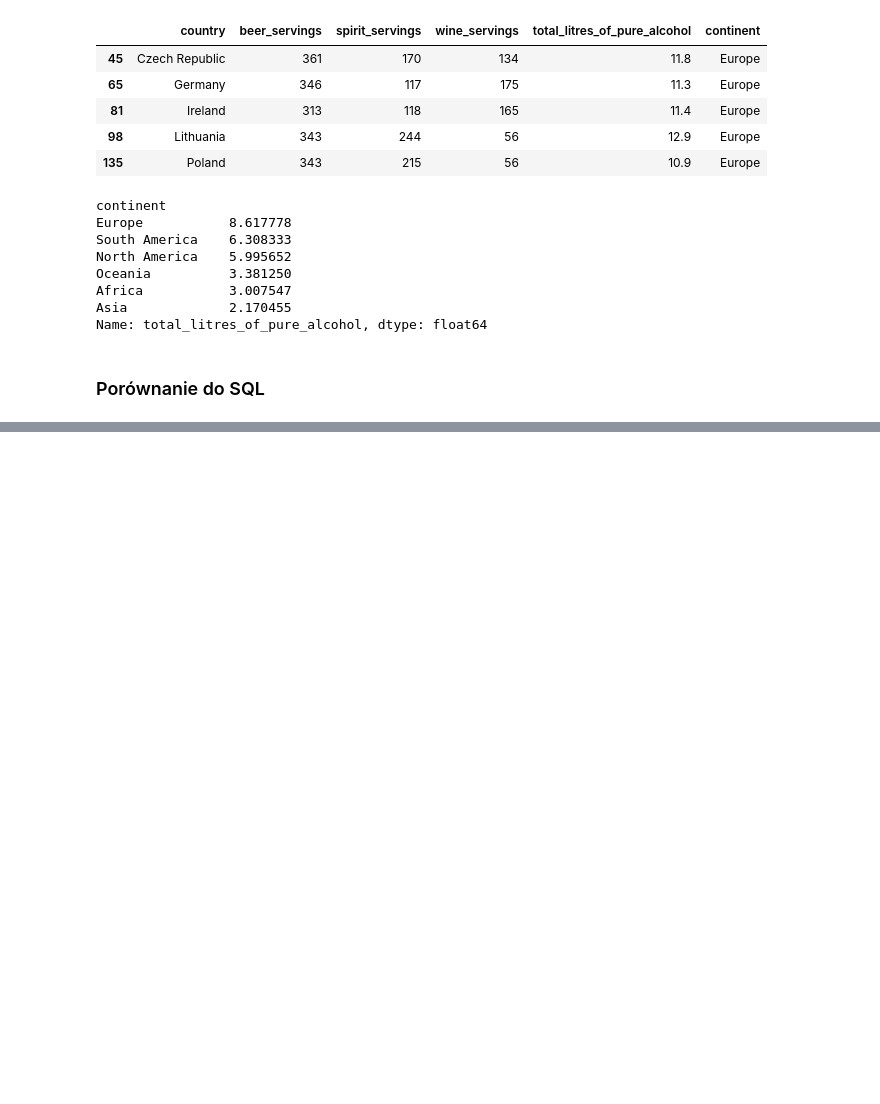
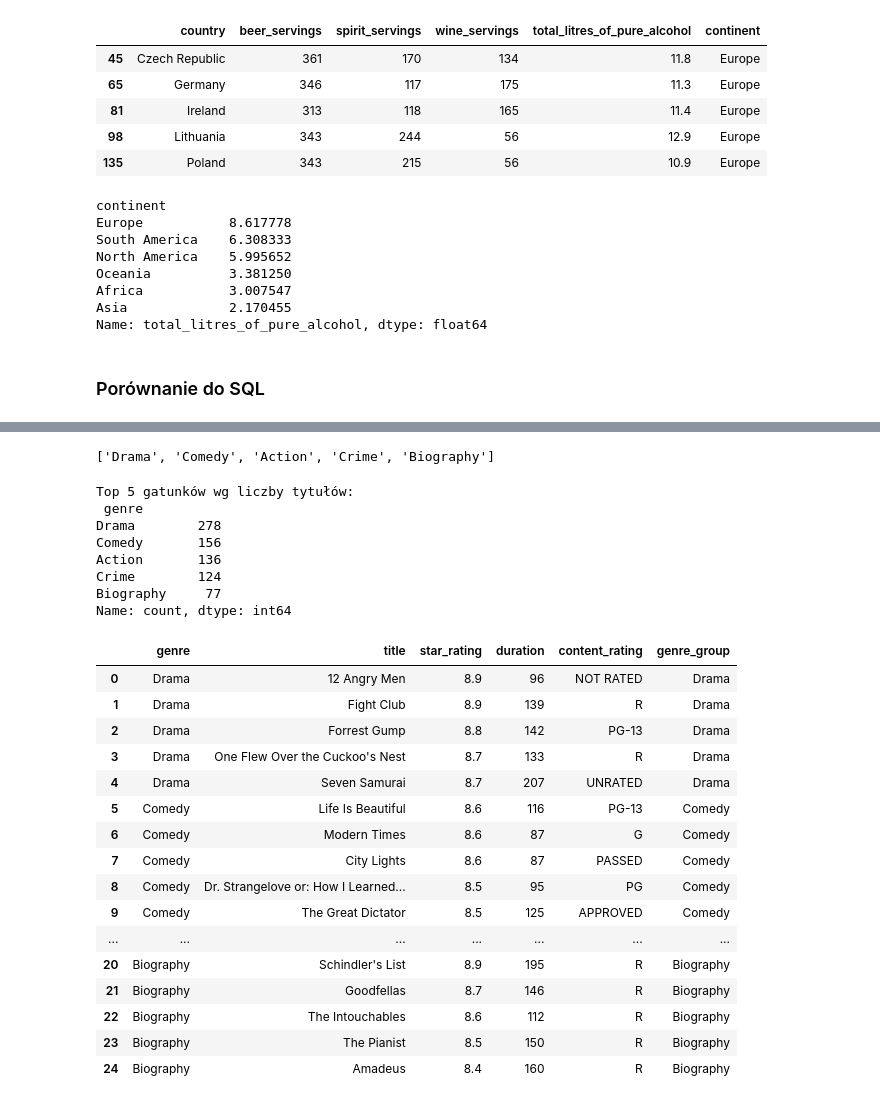
Before and after one commit to tomasz450/Analiza-danych-w-Python-2025-11-17-local, a Jupyter notebook: 3. Pandas/Pandas.ipynb, the cells around one changed output, grey strips where cells are left out. Drawn from its saved outputs; the diff is of its cells as text; code cells hidden in the pictures; blank space fills up the shorter version.

```diff
--- a/3. Pandas/Pandas.ipynb
+++ b/3. Pandas/Pandas.ipynb
@@ -1132,0 +1278,46 @@ Name: total_litres_of_pure_alcohol, dtype: float64
+# %%
+movies['genre'].value_counts().nlargest(5).index.tolist()
+# %% [output]
+['Drama', 'Comedy', 'Action', 'Crime', 'Biography']
+# %%
+# Zestawienie: top 5 gatunków wg liczby tytułów oraz top 5 filmów w każdym z tych gatunków (wg oceny)
+top5 = movies['genre'].value_counts().nlargest(5)
+top_genres = top5.index.tolist()
+
+dfs = []
+for g in top_genres:
+    tmp = movies[movies['genre'] == g].copy()
+    tmp['star_rating_filled'] = tmp['star_rating'].fillna(-1)
+    top_movies = tmp.sort_values(by='star_rating_filled', ascending=False).head(5)
+    cols = [c for c in ['genre', 'title', 'star_rating', 'duration', 'content_rating'] if c in top_movies.columns]
+    dfs.append(top_movies.loc[:, cols].assign(genre_group=g))
+
+result = pd.concat(dfs, ignore_index=True)
+print("Top 5 gatunków wg liczby tytułów:\n", top5, "\n")
+result
+# %% [output]
+Top 5 gatunków wg liczby tytułów:
+ genre
+Drama        278
+Comedy       156
+Action       136
+Crime        124
+Biography     77
+Name: count, dtype: int64
+|  | genre | title | star_rating | duration | content_rating | genre_group |
+| 0 | Drama | 12 Angry Men | 8.9 | 96 | NOT RATED | Drama |
+| 1 | Drama | Fight Club | 8.9 | 139 | R | Drama |
+| 2 | Drama | Forrest Gump | 8.8 | 142 | PG-13 | Drama |
+| 3 | Drama | One Flew Over the Cuckoo's Nest | 8.7 | 133 | R | Drama |
+| 4 | Drama | Seven Samurai | 8.7 | 207 | UNRATED | Drama |
+| 5 | Comedy | Life Is Beautiful | 8.6 | 116 | PG-13 | Comedy |
+| 6 | Comedy | Modern Times | 8.6 | 87 | G | Comedy |
+| 7 | Comedy | City Lights | 8.6 | 87 | PASSED | Comedy |
+| 8 | Comedy | Dr. Strangelove or: How I Learned... | 8.5 | 95 | PG | Comedy |
+| 9 | Comedy | The Great Dictator | 8.5 | 125 | APPROVED | Comedy |
+| ... | ... | ... | ... | ... | ... | ... |
+| 20 | Biography | Schindler's List | 8.9 | 195 | R | Biography |
+| 21 | Biography | Goodfellas | 8.7 | 146 | R | Biography |
+| 22 | Biography | The Intouchables | 8.6 | 112 | R | Biography |
+| 23 | Biography | The Pianist | 8.5 | 150 | R | Biography |
+| 24 | Biography | Amadeus | 8.4 | 160 | R | Biography |
```
Also changed, not shown: parts of 9 cells of this notebook, 3 other files.
